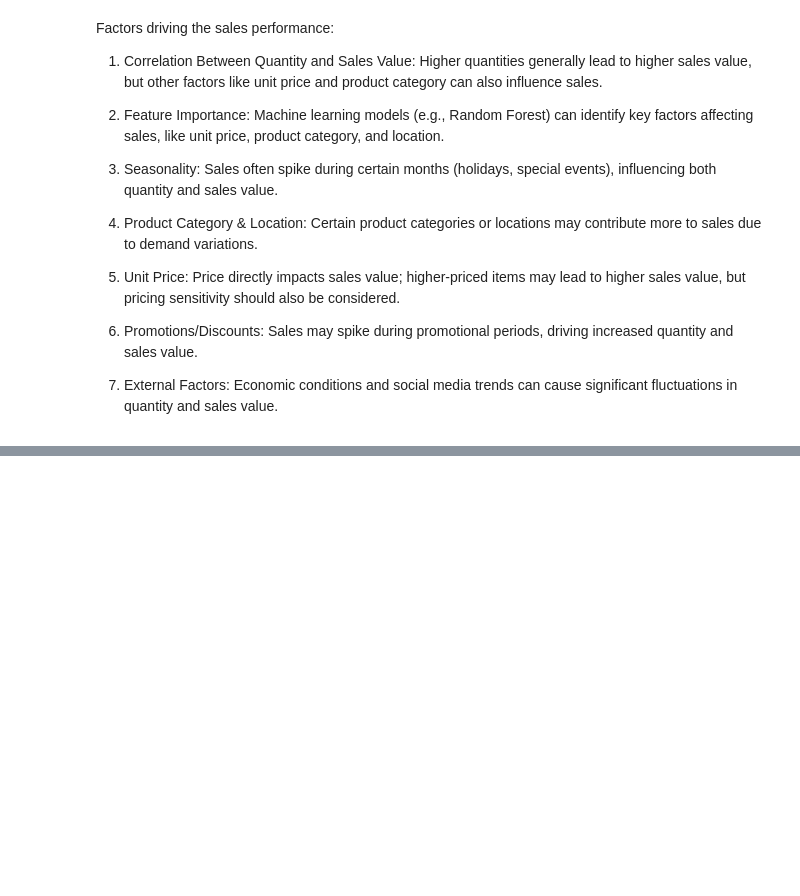
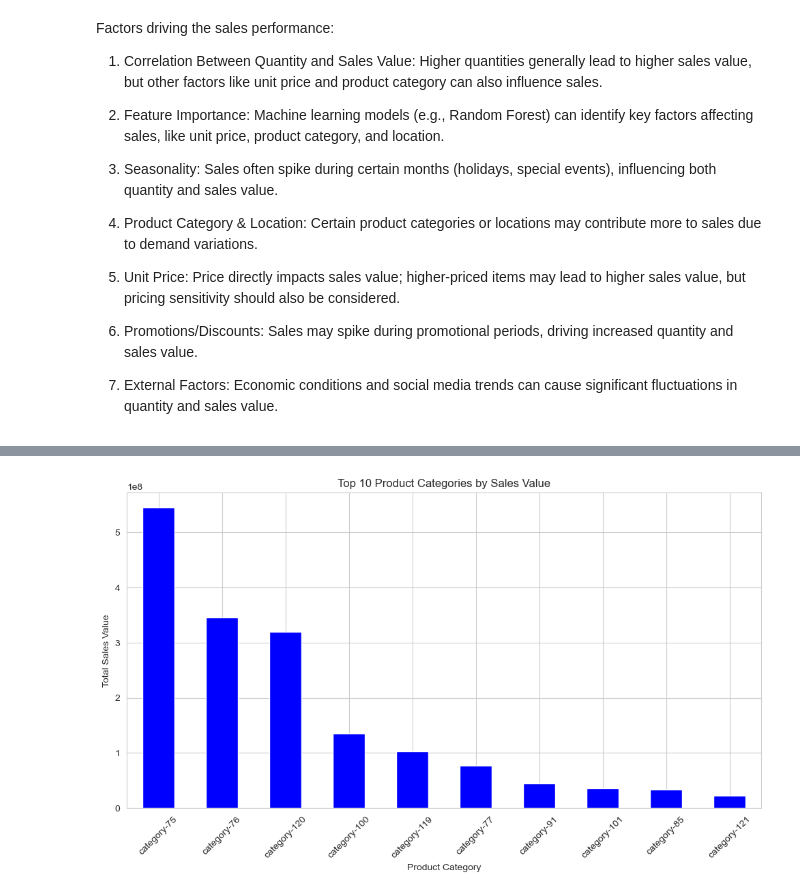
Before and after one commit to PaulMuniu/Kwanza-Tukule-Data-Analysis, a Jupyter notebook: Kwanza_Tukule.ipynb, the cells around one changed output, grey strips where cells are left out. Cells and saved outputs as stored; diff of their text form; code cells hidden in the pictures; blank space fills up the shorter version.

```diff
--- a/Kwanza_Tukule.ipynb
+++ b/Kwanza_Tukule.ipynb
@@ -881,0 +897,11 @@ Factors driving the sales performance:
+# %%
+category_sales = data.groupby("ANONYMIZED CATEGORY")["VALUE"].sum().sort_values(ascending=False)
+category_sales.head(10).plot(kind="bar", figsize=(12, 6), color="blue")
+
+plt.title("Top 10 Product Categories by Sales Value")
+plt.xlabel("Product Category")
+plt.ylabel("Total Sales Value")
+plt.xticks(rotation=45)
+plt.show()
+# %% [output]
+[figure, added]
```
Also changed, not shown: parts of 3 cells of this notebook.
